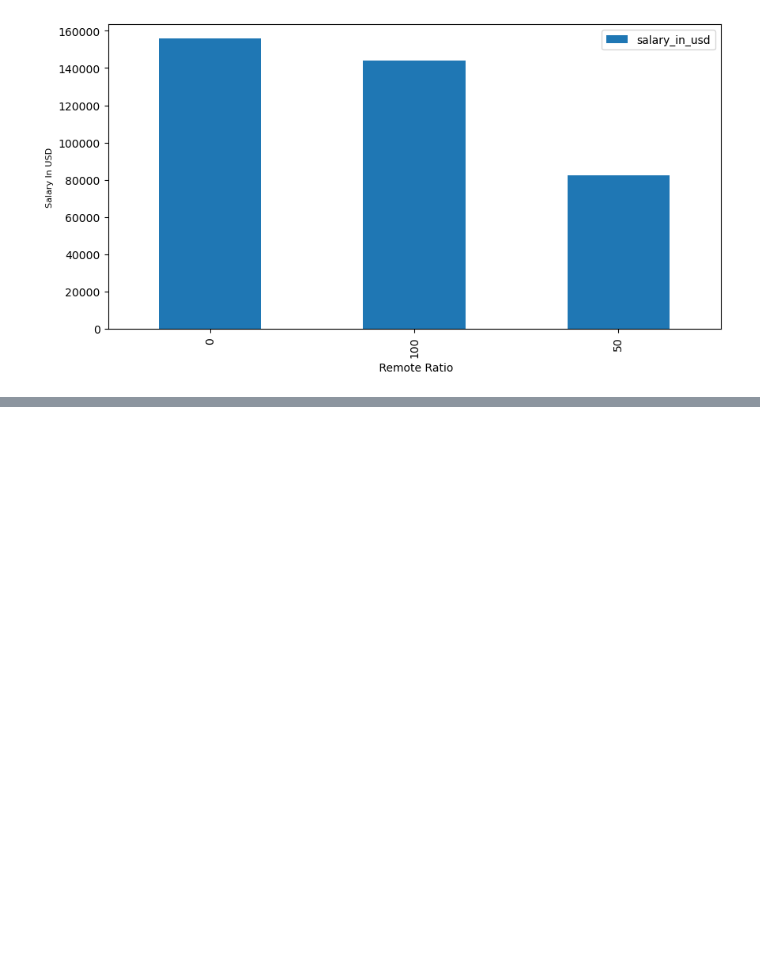
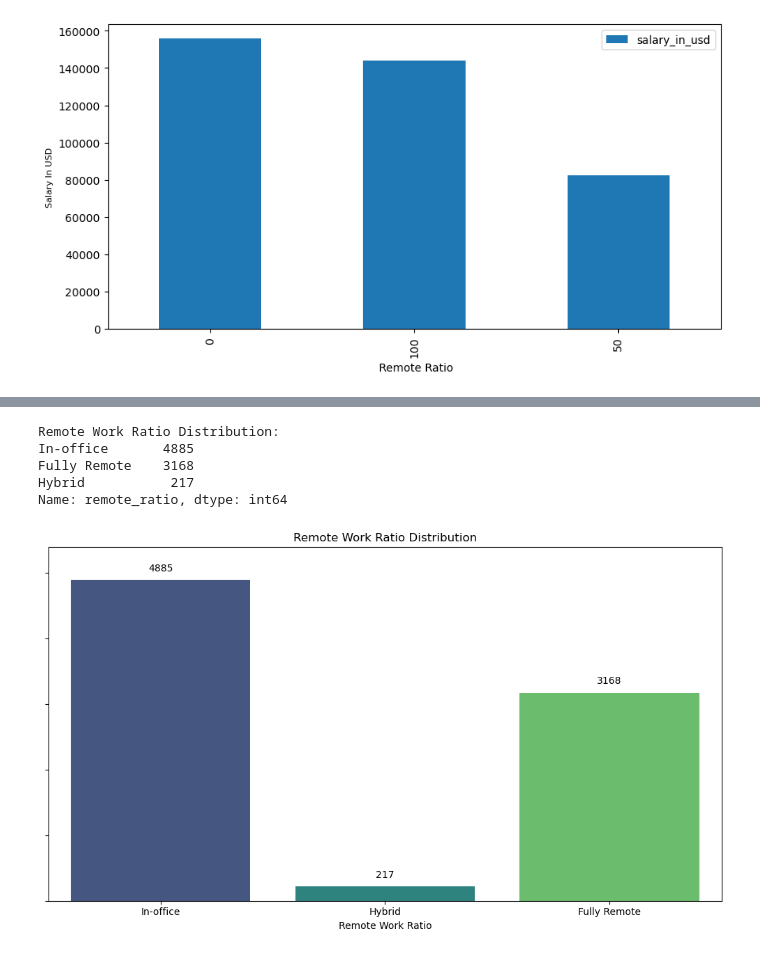
Before and after one commit to thundich/Project-1, a Jupyter notebook: Avg.Salary Vs Remote Jobs.ipynb, the cells around one changed output, grey strips where cells are left out. Cells and saved outputs as stored; diff of their text form; code cells hidden in the pictures; blank space fills up the shorter version.

```diff
--- a/Avg.Salary Vs Remote Jobs.ipynb
+++ b/Avg.Salary Vs Remote Jobs.ipynb
@@ -62,0 +75,62 @@ Text(0.5, 0, 'Average Pay Per Remote Ratio')
+# %%
+# Replace specific values in the 'remote_ratio' column
+data['remote_ratio'] = data['remote_ratio'].replace({0: 'In-office', 50: 'Hybrid', 100: 'Fully Remote'})
+
+# Calculate the distribution of values in the 'remote_ratio' column
+remote_ratio_distribution = data['remote_ratio'].value_counts()
+
+# Print the heading for remote work ratio distribution
+print('Remote Work Ratio Distribution:')
+
+# Print the distribution of remote work ratios
+print(remote_ratio_distribution)
+# %% [output]
+Remote Work Ratio Distribution:
+In-office       4885
+Fully Remote    3168
+Hybrid           217
+Name: remote_ratio, dtype: int64
+# %%
+import seaborn as sns
+
+# Reindex the 'remote_ratio_distribution' Series to ensure the desired order of categories: 'In-office', 'Hybrid', 'Fully Remote'
+remote_ratio_distribution = remote_ratio_distribution.reindex(['In-office', 'Hybrid', 'Fully Remote'])
+
+
+# Create a new figure for the plot with a specific size of 10 inches in width and 6 inches in height
+plt.figure(figsize=(10, 6))
+
+# Generate a bar plot using seaborn's 'barplot' function
+barplot = sns.barplot(x=remote_ratio_distribution.index, y=remote_ratio_distribution.values, palette='viridis')
+# The x-axis represents the categories from the 'remote_ratio_distribution' index,
+# the y-axis represents the count values from the 'remote_ratio_distribution' values,
+# and the color palette is set to 'viridis'.
+
+# Add text annotations to the bars
+for i, value in enumerate(remote_ratio_distribution.values):
+    # Iterate over the values in the 'remote_ratio_distribution' values
+    barplot.text(i, value + 100, f'{value}', ha='center', va='bottom')
+    # Add text annotations to the bars, displaying the count values just above each bar.
+
+# Add a title to the plot as 'Remote Work Ratio Distribution'
+plt.title('Remote Work Ratio Distribution')
+
+# Label the x-axis as 'Remote Work Ratio'
+plt.xlabel('Remote Work Ratio')
+
+# Remove the y-axis label
+plt.ylabel('')
+
+# Remove the y-axis tick labels
+barplot.set_yticklabels([])
+
+# Adjust the y-axis limit to improve the visibility of the bars and annotations
+plt.ylim(0, remote_ratio_distribution.max() + 500)
+
+# Improve the spacing between the elements of the plot
+plt.tight_layout()
+
+# Display the plot
+plt.show()
+# %% [output]
+[figure, added]
```
Also changed, not shown: parts of 3 cells of this notebook.
